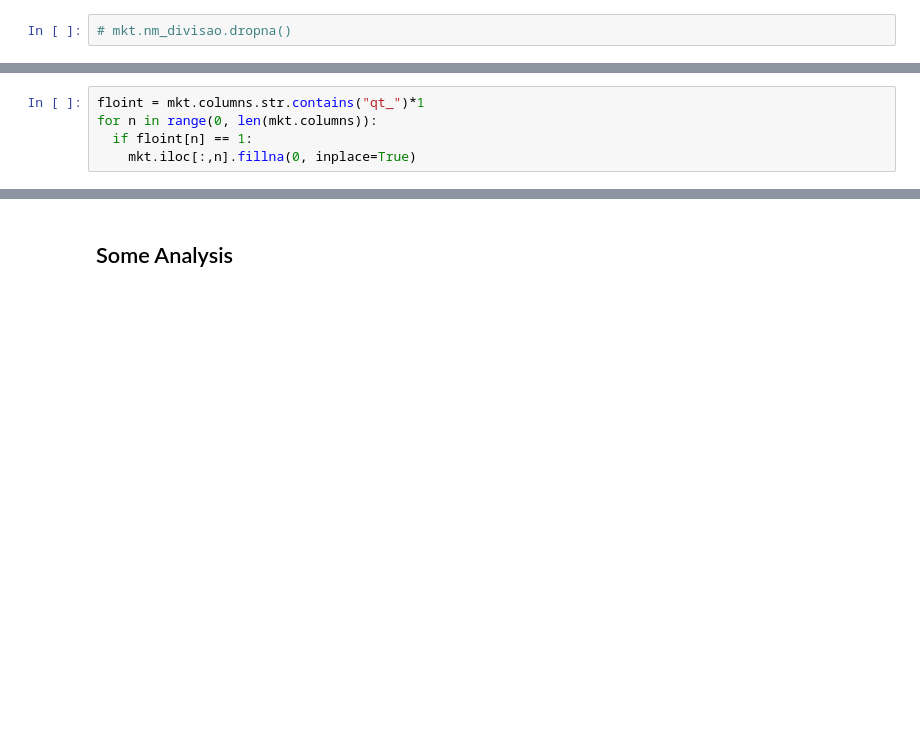
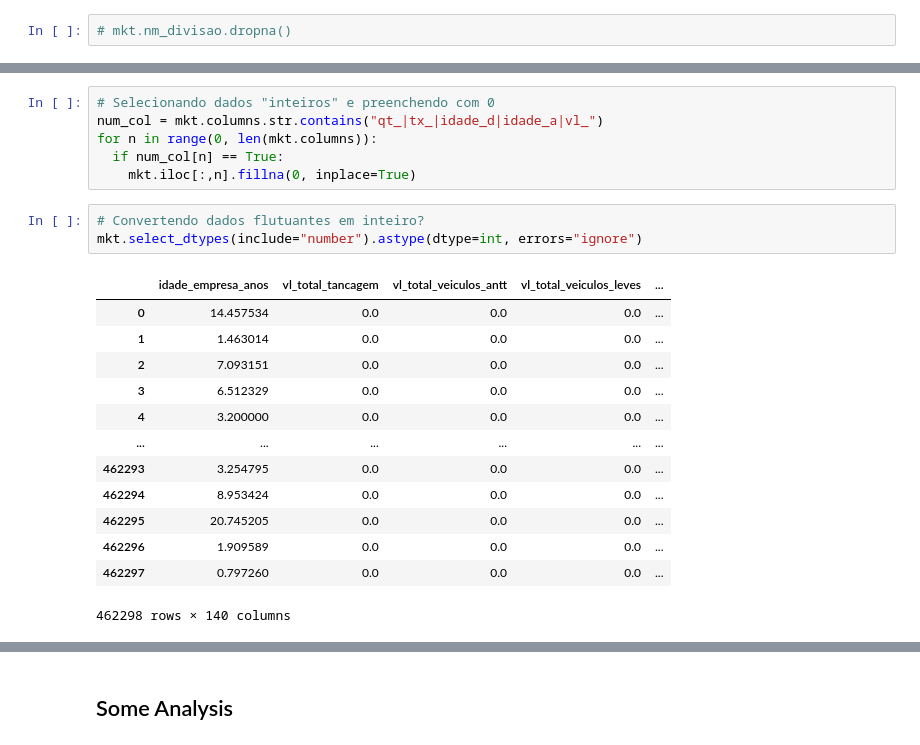
Before and after one commit to LucasDatilioCarderelli/Codenation, a Jupyter notebook: Projeto_Final/Prjct_F.ipynb, the cells around one changed output, grey strips where cells are left out. Drawn from its saved outputs; the diff is of its cells as text; blank space fills up the shorter version.

```diff
--- a/Projeto_Final/Prjct_F.ipynb
+++ b/Projeto_Final/Prjct_F.ipynb
@@ -97,7 +126,25 @@ tx_rotatividade                                  103574
 qt_filiais                                       462298
 dtype: int64
 # %%
-floint = mkt.columns.str.contains("qt_")*1
+# Selecionando dados "inteiros" e preenchendo com 0
+num_col = mkt.columns.str.contains("qt_|tx_|idade_d|idade_a|vl_")
 for n in range(0, len(mkt.columns)):
-  if floint[n] == 1:
+  if num_col[n] == True:
     mkt.iloc[:,n].fillna(0, inplace=True)
+# %%
+# Convertendo dados flutuantes em inteiro?
+mkt.select_dtypes(include="number").astype(dtype=int, errors="ignore")
+# %% [output]
+|  | idade_empresa_anos | vl_total_tancagem | vl_total_veiculos_antt | vl_total_veiculos_leves | ... |
+| 0 | 14.457534 | 0.0 | 0.0 | 0.0 | ... |
+| 1 | 1.463014 | 0.0 | 0.0 | 0.0 | ... |
+| 2 | 7.093151 | 0.0 | 0.0 | 0.0 | ... |
+| 3 | 6.512329 | 0.0 | 0.0 | 0.0 | ... |
+| 4 | 3.200000 | 0.0 | 0.0 | 0.0 | ... |
+| ... | ... | ... | ... | ... | ... |
+| 462293 | 3.254795 | 0.0 | 0.0 | 0.0 | ... |
+| 462294 | 8.953424 | 0.0 | 0.0 | 0.0 | ... |
+| 462295 | 20.745205 | 0.0 | 0.0 | 0.0 | ... |
+| 462296 | 1.909589 | 0.0 | 0.0 | 0.0 | ... |
+| 462297 | 0.797260 | 0.0 | 0.0 | 0.0 | ... |
+462298 rows × 140 columns
```
Also changed, not shown: parts of 14 cells of this notebook.
